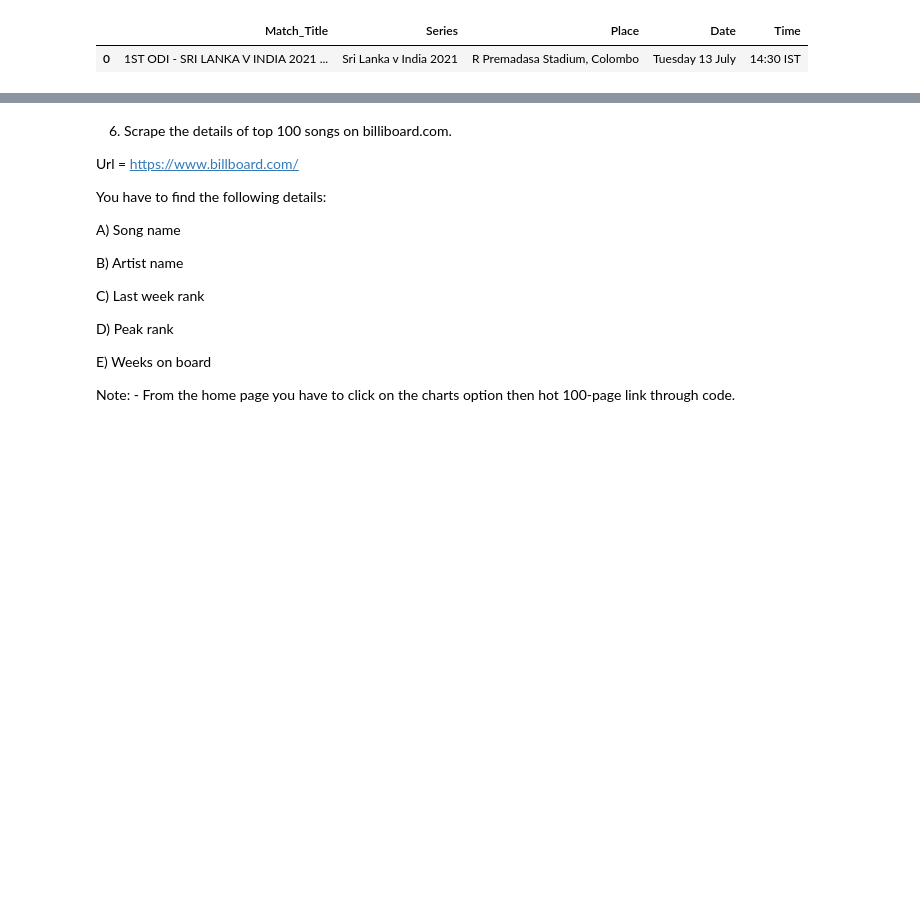
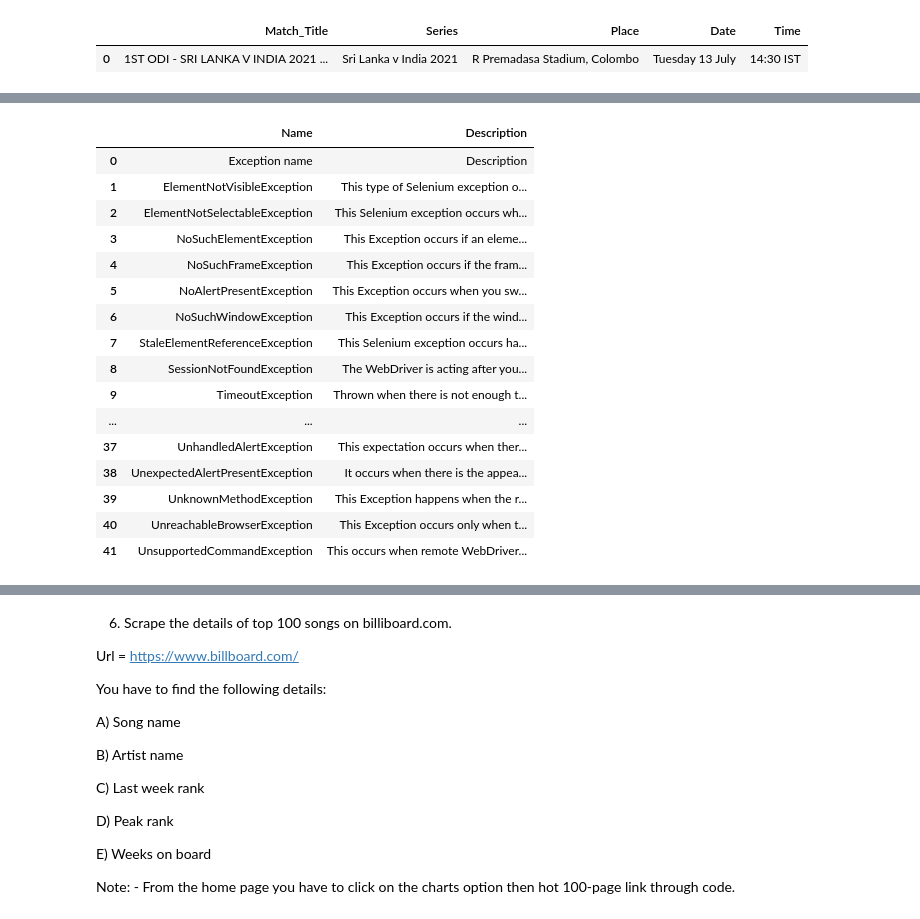
Before and after one commit to parvsharda/Data-Scraping, a Jupyter notebook: Web_Scraping_Assignment4.csv-checkpoint.ipynb, the cells around one changed output, grey strips where cells are left out. Drawn from its saved outputs; the diff is of its cells as text; code cells hidden in the pictures; blank space fills up the shorter version.

```diff
--- a/Web_Scraping_Assignment4.csv-checkpoint.ipynb
+++ b/Web_Scraping_Assignment4.csv-checkpoint.ipynb
@@ -169,0 +182,46 @@ df
+# %%
+# Activating the chrome browser
+driver=webdriver.Chrome("chromedriver.exe")
+time.sleep(3)
+
+# Opening the homepage of guru99.com
+url = "https://www.guru99.com/"
+driver.get(url)
+
+selenium_option = driver.find_element_by_xpath('//*[@id="java_technologies"]/li[3]/a')
+selenium_option.click()
+
+selenium_Tutorial = driver.find_element_by_xpath('//*[@id="g-mainbar"]/div/div/div/div/div/div/div[2]/table[5]/tbody/tr[34]/td[1]')
+selenium_Tutorial.click()
+# %%
+Name=[]
+Description=[]
+
+name=driver.find_elements_by_xpath("//*[@id='g-mainbar']/div[1]/div/div/div/div/div/div[2]/table/tbody/tr/td[1]")
+for i in name:
+    Name.append(i.text)
+
+description=driver.find_elements_by_xpath("//*[@id='g-mainbar']/div[1]/div/div/div/div/div/div[2]/table/tbody/tr/td[2]")
+for i in description:
+    Description.append(i.text)
+
+df=pd.DataFrame({"Name":Name,"Description":Description})
+df
+# %% [output]
+|  | Name | Description |
+| 0 | Exception name | Description |
+| 1 | ElementNotVisibleException | This type of Selenium exception o... |
+| 2 | ElementNotSelectableException | This Selenium exception occurs wh... |
+| 3 | NoSuchElementException | This Exception occurs if an eleme... |
+| 4 | NoSuchFrameException | This Exception occurs if the fram... |
+| 5 | NoAlertPresentException | This Exception occurs when you sw... |
+| 6 | NoSuchWindowException | This Exception occurs if the wind... |
+| 7 | StaleElementReferenceException | This Selenium exception occurs ha... |
+| 8 | SessionNotFoundException | The WebDriver is acting after you... |
+| 9 | TimeoutException | Thrown when there is not enough t... |
+| ... | ... | ... |
+| 37 | UnhandledAlertException | This expectation occurs when ther... |
+| 38 | UnexpectedAlertPresentException | It occurs when there is the appea... |
+| 39 | UnknownMethodException | This Exception happens when the r... |
+| 40 | UnreachableBrowserException | This Exception occurs only when t... |
+| 41 | UnsupportedCommandException | This occurs when remote WebDriver... |
```
Also changed, not shown: parts of 22 cells of this notebook.
